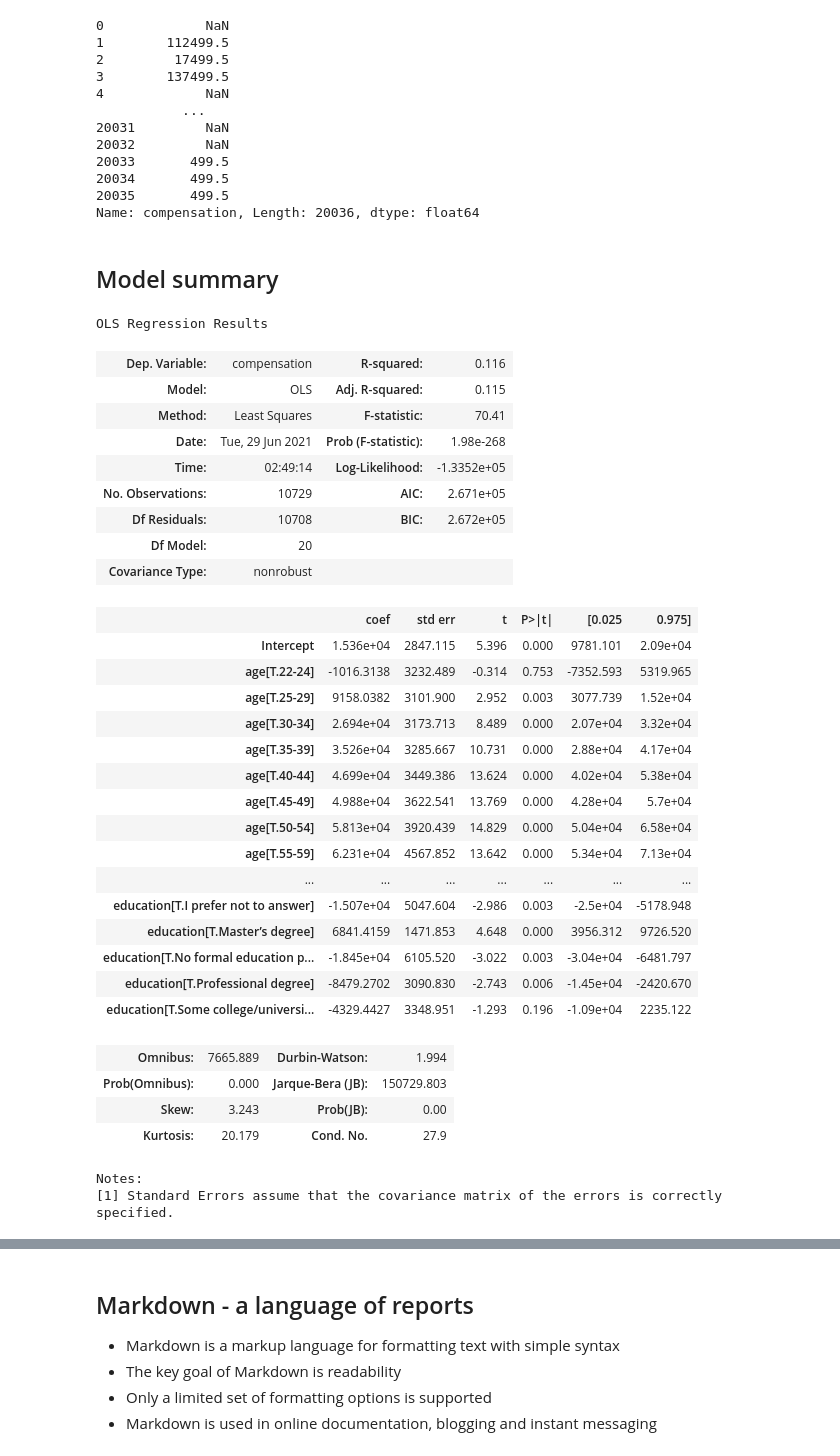
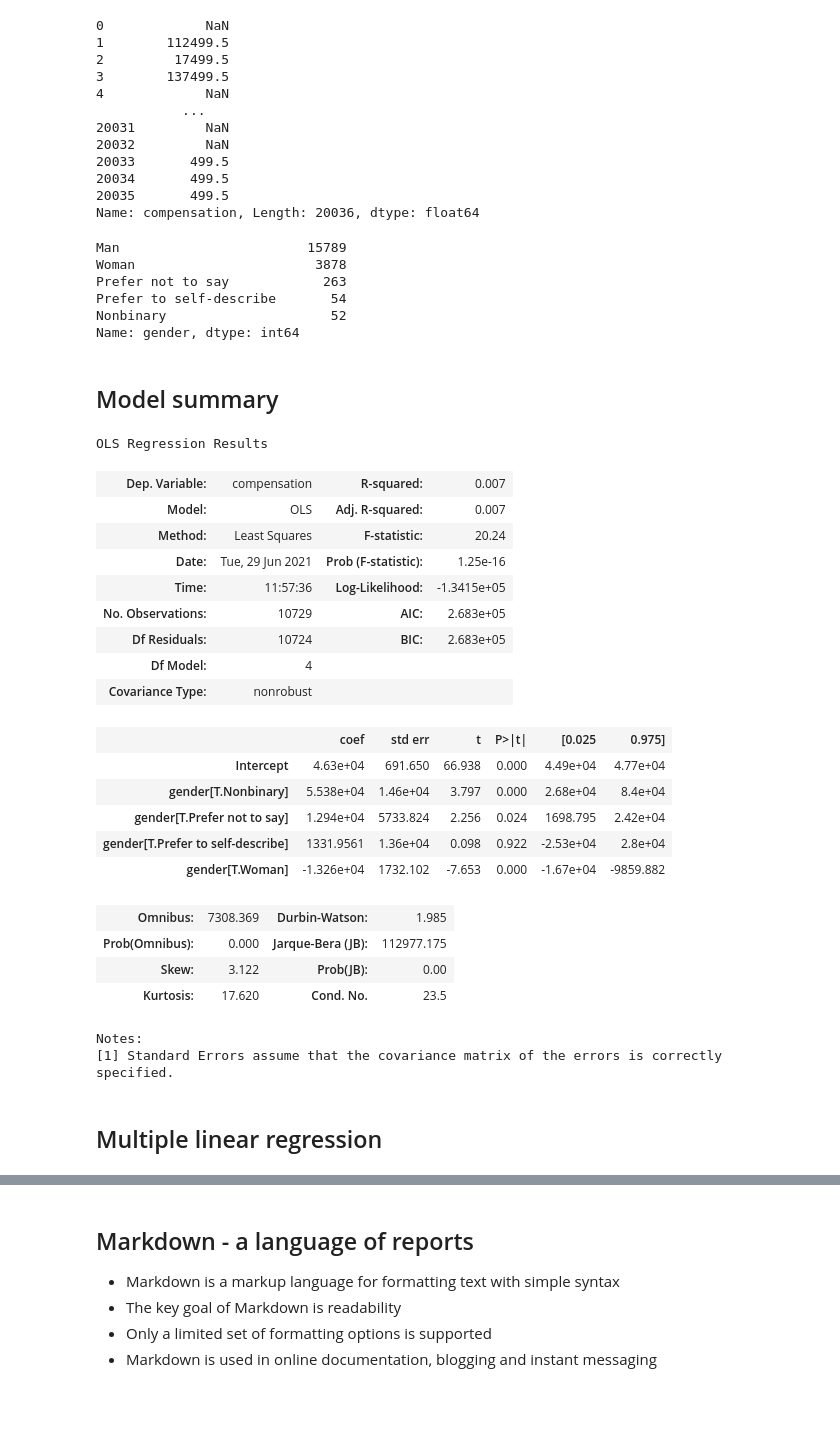
Before and after one commit to tpaskhalis/RECSM_Introduction_Python, a Jupyter notebook: lectures/05_regression.ipynb, the cells around one changed output, grey strips where cells are left out. Drawn from its saved outputs; the diff is of its cells as text; code cells hidden in the pictures; blank space fills up the shorter version.

Commit message:
Add bivariate regression

```diff
--- a/lectures/05_regression.ipynb
+++ b/lectures/05_regression.ipynb
@@ -114,43 +111,44 @@ kaggle2020['compensation'] # Level of compensation (in USD) - our DV
 20034       499.5
 20035       499.5
 Name: compensation, Length: 20036, dtype: float64
+# %%
+kaggle2020['gender'].value_counts() # Frequencies of gender categories - our IV
+# %% [output]
+Man                        15789
+Woman                       3878
+Prefer not to say            263
+Prefer to self-describe       54
+Nonbinary                     52
+Name: gender, dtype: int64
 # %%
 # Formula specification allows to write 'DV ~ IV_1 + IV_2 + ... + IV_N' as model specification
-results = smf.ols('compensation ~ age + gender + education', data = kaggle2020).fit()
+fit1 = smf.ols('compensation ~ gender', data = kaggle2020).fit()
 # %% [markdown]
 ## Model summary
 # %%
-results.summary()
+fit1.summary()
 # %% [output]
 OLS Regression Results
-| Dep. Variable: | compensation | R-squared: | 0.116 |
-| Model: | OLS | Adj. R-squared: | 0.115 |
-| Method: | Least Squares | F-statistic: | 70.41 |
-| Date: | Tue, 29 Jun 2021 | Prob (F-statistic): | 1.98e-268 |
-| Time: | 02:49:14 | Log-Likelihood: | -1.3352e+05 |
-| No. Observations: | 10729 | AIC: | 2.671e+05 |
-| Df Residuals: | 10708 | BIC: | 2.672e+05 |
-| Df Model: | 20 |  |  |
+| Dep. Variable: | compensation | R-squared: | 0.007 |
+| Model: | OLS | Adj. R-squared: | 0.007 |
+| Method: | Least Squares | F-statistic: | 20.24 |
+| Date: | Tue, 29 Jun 2021 | Prob (F-statistic): | 1.25e-16 |
+| Time: | 11:57:36 | Log-Likelihood: | -1.3415e+05 |
+| No. Observations: | 10729 | AIC: | 2.683e+05 |
+| Df Residuals: | 10724 | BIC: | 2.683e+05 |
+| Df Model: | 4 |  |  |
 | Covariance Type: | nonrobust |  |  |
 |  | coef | std err | t | P>|t| | [0.025 | 0.975] |
-| Intercept | 1.536e+04 | 2847.115 | 5.396 | 0.000 | 9781.101 | 2.09e+04 |
-| age[T.22-24] | -1016.3138 | 3232.489 | -0.314 | 0.753 | -7352.593 | 5319.965 |
-| age[T.25-29] | 9158.0382 | 3101.900 | 2.952 | 0.003 | 3077.739 | 1.52e+04 |
-| age[T.30-34] | 2.694e+04 | 3173.713 | 8.489 | 0.000 | 2.07e+04 | 3.32e+04 |
-| age[T.35-39] | 3.526e+04 | 3285.667 | 10.731 | 0.000 | 2.88e+04 | 4.17e+04 |
-| age[T.40-44] | 4.699e+04 | 3449.386 | 13.624 | 0.000 | 4.02e+04 | 5.38e+04 |
-| age[T.45-49] | 4.988e+04 | 3622.541 | 13.769 | 0.000 | 4.28e+04 | 5.7e+04 |
-| age[T.50-54] | 5.813e+04 | 3920.439 | 14.829 | 0.000 | 5.04e+04 | 6.58e+04 |
-| age[T.55-59] | 6.231e+04 | 4567.852 | 13.642 | 0.000 | 5.34e+04 | 7.13e+04 |
-| ... | ... | ... | ... | ... | ... | ... |
-| education[T.I prefer not to answer] | -1.507e+04 | 5047.604 | -2.986 | 0.003 | -2.5e+04 | -5178.948 |
-| education[T.Master’s degree] | 6841.4159 | 1471.853 | 4.648 | 0.000 | 3956.312 | 9726.520 |
-| education[T.No formal education p... | -1.845e+04 | 6105.520 | -3.022 | 0.003 | -3.04e+04 | -6481.797 |
-| education[T.Professional degree] | -8479.2702 | 3090.830 | -2.743 | 0.006 | -1.45e+04 | -2420.670 |
-| education[T.Some college/universi... | -4329.4427 | 3348.951 | -1.293 | 0.196 | -1.09e+04 | 2235.122 |
+| Intercept | 4.63e+04 | 691.650 | 66.938 | 0.000 | 4.49e+04 | 4.77e+04 |
+| gender[T.Nonbinary] | 5.538e+04 | 1.46e+04 | 3.797 | 0.000 | 2.68e+04 | 8.4e+04 |
+| gender[T.Prefer not to say] | 1.294e+04 | 5733.824 | 2.256 | 0.024 | 1698.795 | 2.42e+04 |
+| gender[T.Prefer to self-describe] | 1331.9561 | 1.36e+04 | 0.098 | 0.922 | -2.53e+04 | 2.8e+04 |
+| gender[T.Woman] | -1.326e+04 | 1732.102 | -7.653 | 0.000 | -1.67e+04 | -9859.882 |
-| Omnibus: | 7665.889 | Durbin-Watson: | 1.994 |
-| Prob(Omnibus): | 0.000 | Jarque-Bera (JB): | 150729.803 |
-| Skew: | 3.243 | Prob(JB): | 0.00 |
-| Kurtosis: | 20.179 | Cond. No. | 27.9 |
+| Omnibus: | 7308.369 | Durbin-Watson: | 1.985 |
+| Prob(Omnibus): | 0.000 | Jarque-Bera (JB): | 112977.175 |
+| Skew: | 3.122 | Prob(JB): | 0.00 |
+| Kurtosis: | 17.620 | Cond. No. | 23.5 |
 Notes:
 [1] Standard Errors assume that the covariance matrix of the errors is correctly specified.
+# %% [markdown]
+## Multiple linear regression
```
Also changed, not shown: parts of 5 cells of this notebook, 1 other file.
